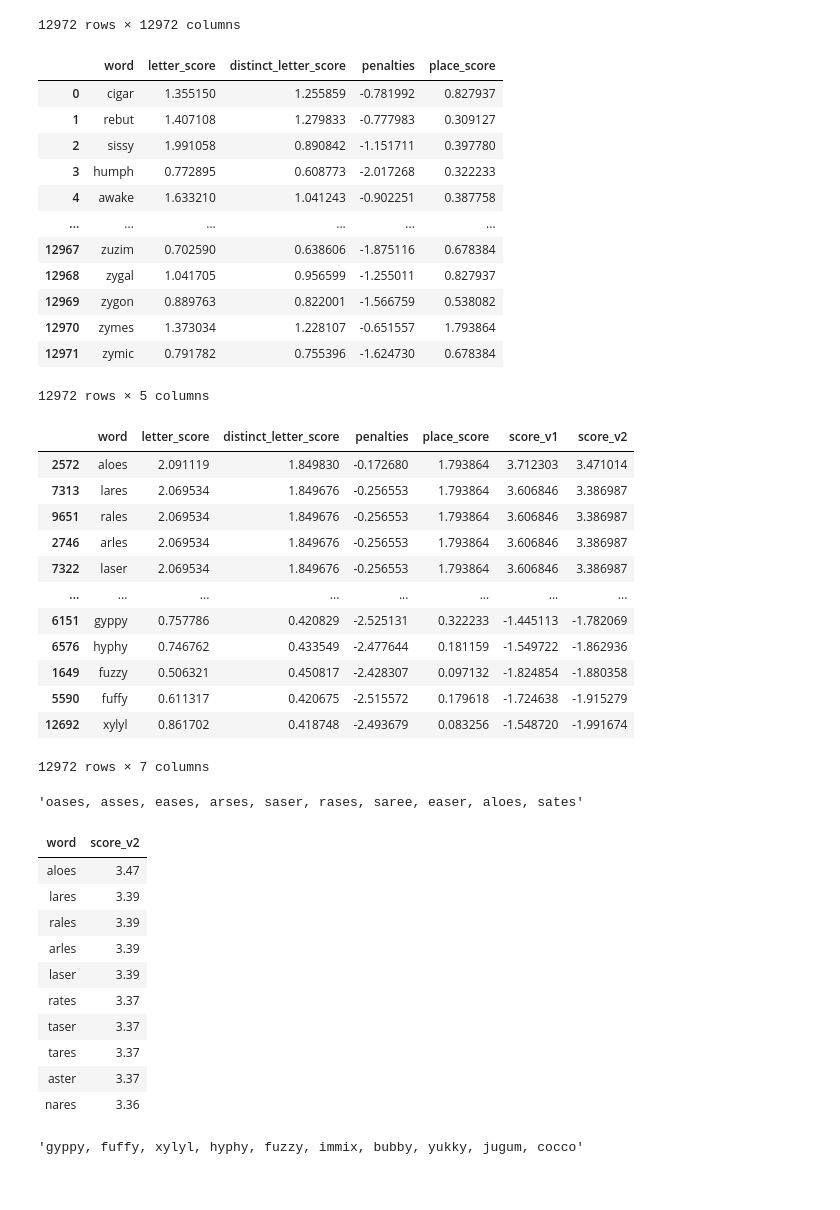
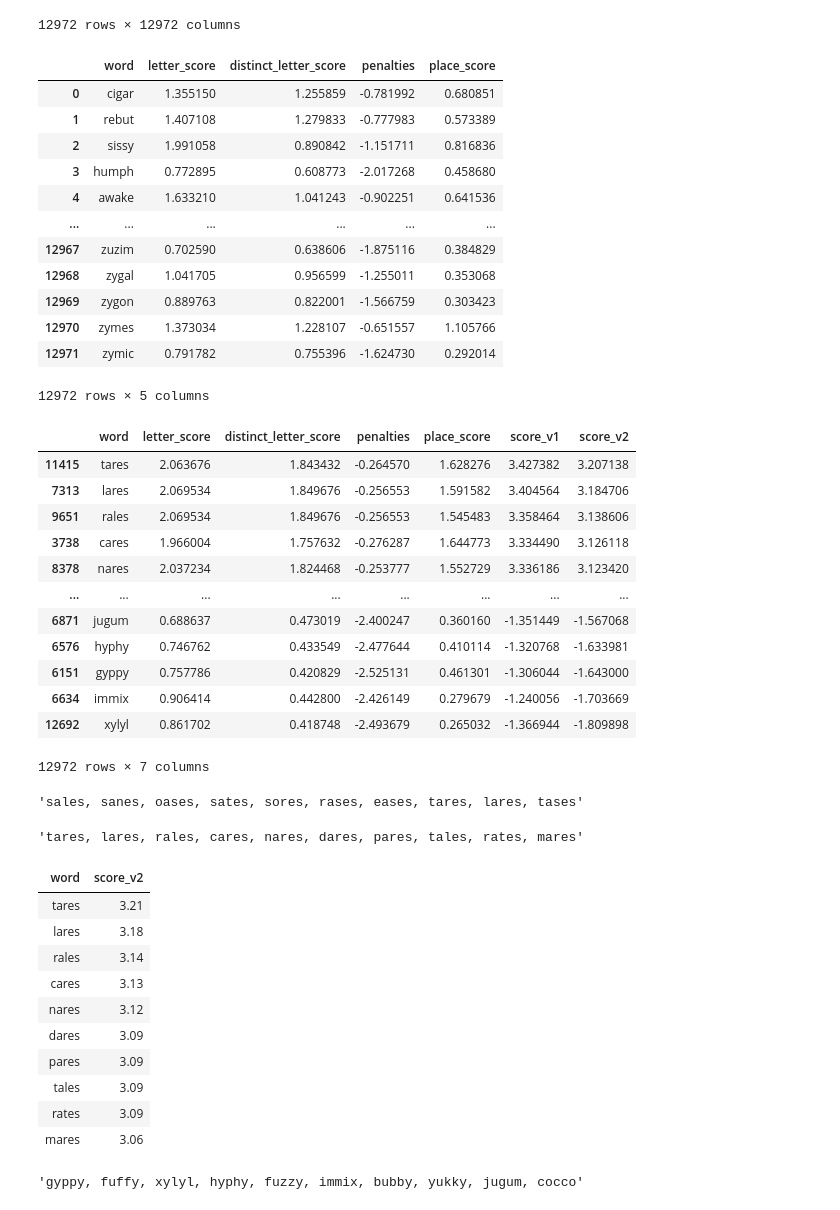
Before and after one commit to kfinity/wordle-strategy, a Jupyter notebook: wordle.ipynb, the cells around one changed output. Cells and saved outputs as stored; diff of their text form; code cells hidden in the pictures.

```diff
--- a/wordle.ipynb
+++ b/wordle.ipynb
@@ -242,22 +242,22 @@ ww_counts + ww_penalties
 # %%
 # for each word, compare to all other words in the list and +2 for each same letter in the same place
 # normalize by length of word list
-result['place_score'] = wdf['word'].apply(lambda x: sum([(wdf['word'].str[i] == x[i]).sum() for c in range(5)]) * 2) / wdf.shape[0]
+result['place_score'] = wdf['word'].apply(lambda x: sum([(wdf['word'].str[i] == x[i]).sum() for i in range(5)]) * 2) / wdf.shape[0]
 result
 # think of this as: if you pick another random word from this list, on average word1 will have this many matching letter-places with word2
 # %% [output]
 |  | word | letter_score | distinct_letter_score | penalties | place_score |
-| 0 | cigar | 1.355150 | 1.255859 | -0.781992 | 0.827937 |
-| 1 | rebut | 1.407108 | 1.279833 | -0.777983 | 0.309127 |
-| 2 | sissy | 1.991058 | 0.890842 | -1.151711 | 0.397780 |
-| 3 | humph | 0.772895 | 0.608773 | -2.017268 | 0.322233 |
-| 4 | awake | 1.633210 | 1.041243 | -0.902251 | 0.387758 |
+| 0 | cigar | 1.355150 | 1.255859 | -0.781992 | 0.680851 |
+| 1 | rebut | 1.407108 | 1.279833 | -0.777983 | 0.573389 |
+| 2 | sissy | 1.991058 | 0.890842 | -1.151711 | 0.816836 |
+| 3 | humph | 0.772895 | 0.608773 | -2.017268 | 0.458680 |
+| 4 | awake | 1.633210 | 1.041243 | -0.902251 | 0.641536 |
 | ... | ... | ... | ... | ... | ... |
-| 12967 | zuzim | 0.702590 | 0.638606 | -1.875116 | 0.678384 |
-| 12968 | zygal | 1.041705 | 0.956599 | -1.255011 | 0.827937 |
-| 12969 | zygon | 0.889763 | 0.822001 | -1.566759 | 0.538082 |
-| 12970 | zymes | 1.373034 | 1.228107 | -0.651557 | 1.793864 |
-| 12971 | zymic | 0.791782 | 0.755396 | -1.624730 | 0.678384 |
+| 12967 | zuzim | 0.702590 | 0.638606 | -1.875116 | 0.384829 |
+| 12968 | zygal | 1.041705 | 0.956599 | -1.255011 | 0.353068 |
+| 12969 | zygon | 0.889763 | 0.822001 | -1.566759 | 0.303423 |
+| 12970 | zymes | 1.373034 | 1.228107 | -0.651557 | 1.105766 |
+| 12971 | zymic | 0.791782 | 0.755396 | -1.624730 | 0.292014 |
 12972 rows × 5 columns
 # %%
 result['score_v1'] = result['letter_score'] + result['place_score'] + result['penalties']
@@ -265,23 +265,28 @@ result['score_v2'] = result['distinct_letter_score'] + result['place_score'] + r
 result.sort_values('score_v2',ascending=False)
 # %% [output]
 |  | word | letter_score | distinct_letter_score | penalties | place_score | score_v1 | score_v2 |
-| 2572 | aloes | 2.091119 | 1.849830 | -0.172680 | 1.793864 | 3.712303 | 3.471014 |
-| 7313 | lares | 2.069534 | 1.849676 | -0.256553 | 1.793864 | 3.606846 | 3.386987 |
-| 9651 | rales | 2.069534 | 1.849676 | -0.256553 | 1.793864 | 3.606846 | 3.386987 |
-| 2746 | arles | 2.069534 | 1.849676 | -0.256553 | 1.793864 | 3.606846 | 3.386987 |
-| 7322 | laser | 2.069534 | 1.849676 | -0.256553 | 1.793864 | 3.606846 | 3.386987 |
+| 11415 | tares | 2.063676 | 1.843432 | -0.264570 | 1.628276 | 3.427382 | 3.207138 |
+| 7313 | lares | 2.069534 | 1.849676 | -0.256553 | 1.591582 | 3.404564 | 3.184706 |
+| 9651 | rales | 2.069534 | 1.849676 | -0.256553 | 1.545483 | 3.358464 | 3.138606 |
+| 3738 | cares | 1.966004 | 1.757632 | -0.276287 | 1.644773 | 3.334490 | 3.126118 |
+| 8378 | nares | 2.037234 | 1.824468 | -0.253777 | 1.552729 | 3.336186 | 3.123420 |
 | ... | ... | ... | ... | ... | ... | ... | ... |
-| 6151 | gyppy | 0.757786 | 0.420829 | -2.525131 | 0.322233 | -1.445113 | -1.782069 |
-| 6576 | hyphy | 0.746762 | 0.433549 | -2.477644 | 0.181159 | -1.549722 | -1.862936 |
-| 1649 | fuzzy | 0.506321 | 0.450817 | -2.428307 | 0.097132 | -1.824854 | -1.880358 |
-| 5590 | fuffy | 0.611317 | 0.420675 | -2.515572 | 0.179618 | -1.724638 | -1.915279 |
-| 12692 | xylyl | 0.861702 | 0.418748 | -2.493679 | 0.083256 | -1.548720 | -1.991674 |
+| 6871 | jugum | 0.688637 | 0.473019 | -2.400247 | 0.360160 | -1.351449 | -1.567068 |
+| 6576 | hyphy | 0.746762 | 0.433549 | -2.477644 | 0.410114 | -1.320768 | -1.633981 |
+| 6151 | gyppy | 0.757786 | 0.420829 | -2.525131 | 0.461301 | -1.306044 | -1.643000 |
+| 6634 | immix | 0.906414 | 0.442800 | -2.426149 | 0.279679 | -1.240056 | -1.703669 |
+| 12692 | xylyl | 0.861702 | 0.418748 | -2.493679 | 0.265032 | -1.366944 | -1.809898 |
 12972 rows × 7 columns
 # %%
 # score v1
 ', '.join(result.sort_values('score_v1',ascending=False).head(10)['word'].values)
 # %% [output]
-'oases, asses, eases, arses, saser, rases, saree, easer, aloes, sates'
+'sales, sanes, oases, sates, sores, rases, eases, tares, lares, tases'
+# %%
+# score v2
+', '.join(result.sort_values('score_v2',ascending=False).head(10)['word'].values)
+# %% [output]
+'tares, lares, rales, cares, nares, dares, pares, tales, rates, mares'
 # %%
 # +1 for each unique matching letter, +2 for each exact place+letter match, -4 for each zero-match word
 printable = result.sort_values('score_v2',ascending=False).head(10)[['word','score_v2']]
@@ -292,16 +297,16 @@ from IPython.display import display, HTML
 display(HTML(printable.to_html(index=False)))
 # %% [output]
 | word | score_v2 |
-| aloes | 3.47 |
-| lares | 3.39 |
-| rales | 3.39 |
-| arles | 3.39 |
-| laser | 3.39 |
-| rates | 3.37 |
-| taser | 3.37 |
-| tares | 3.37 |
-| aster | 3.37 |
-| nares | 3.36 |
+| tares | 3.21 |
+| lares | 3.18 |
+| rales | 3.14 |
+| cares | 3.13 |
+| nares | 3.12 |
+| dares | 3.09 |
+| pares | 3.09 |
+| tales | 3.09 |
+| rates | 3.09 |
+| mares | 3.06 |
 # %%
 # most penalized - most likely to have zero matching letters with mystery word
 ', '.join(result.sort_values('penalties').head(10)['word'].values)
```
